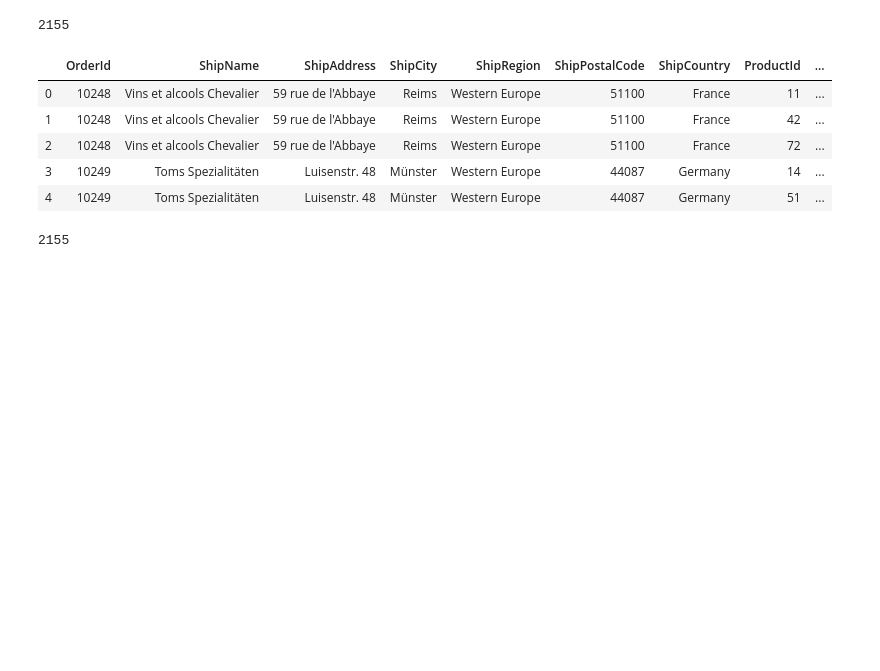
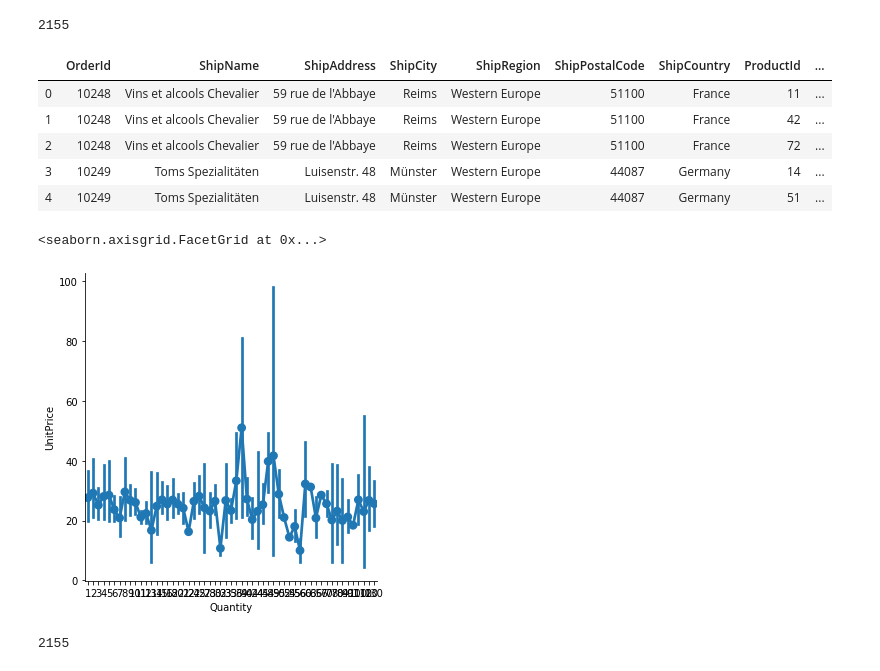
Before and after one commit to alphasentaurii/northwind-sql-database-project, a Jupyter notebook: student-v2-enhancements.ipynb, the cells around one changed output. Saved outputs shown, nothing was run; the diff lists cells and outputs as text; code cells hidden in the pictures; blank space fills up the shorter version.

Commit message:
additional product categorization and price tiers added

```diff
--- a/student-v2-enhancements.ipynb
+++ b/student-v2-enhancements.ipynb
@@ -350,0 +372,5 @@ df_products.head()
+# %%
+# create label for price tier > add col
+
+df_products['price_tier'] = df_products['UnitPrice'].map(lambda x: 'low' if x < 15 else ('mid' if x < 30 else 'high'))
+df_products['price_tier'].value_counts()
@@ -378,0 +582,5 @@ df_geo.head()
+# %%
+sns.factorplot(data=df_products, x="Quantity", y="UnitPrice")
+# %% [output]
+<seaborn.axisgrid.FacetGrid at 0x...>
+[figure, added]
```
Also changed, not shown: parts of 45 cells of this notebook, 1 other file.
